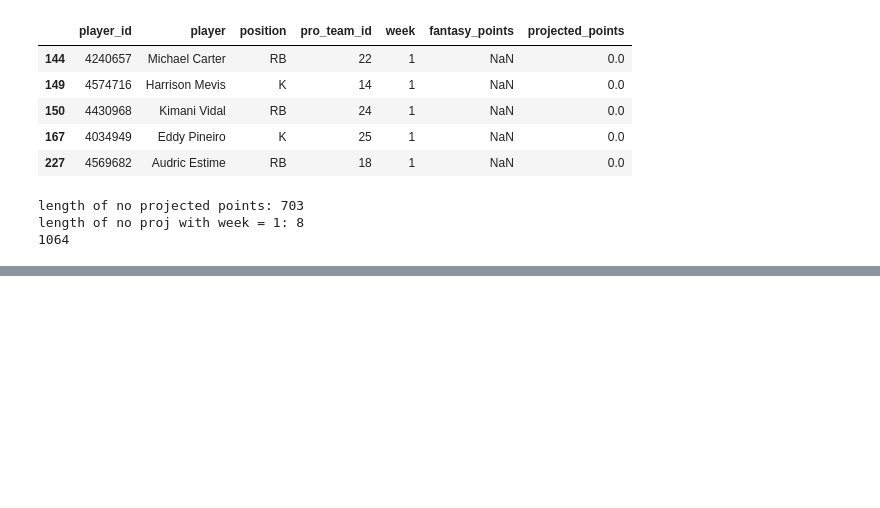
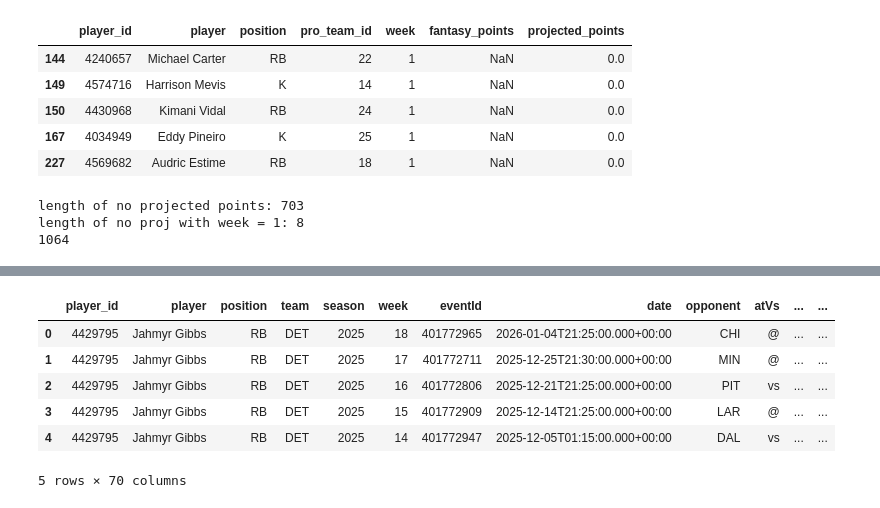
Before and after one commit to trma2416/CSCI_5502_Fantasy_Project, a Jupyter notebook: notebooks/historical.ipynb, the cells around one changed output, grey strips where cells are left out. Cells and saved outputs as stored; diff of their text form; code cells hidden in the pictures; blank space fills up the shorter version.

```diff
--- a/notebooks/historical.ipynb
+++ b/notebooks/historical.ipynb
@@ -127,0 +128,14 @@ We can see that there are actually no rows where there are not fantasy points an
+# %%
+#key columns are columns we merge on
+key_cols = {"player_id","week"}
+
+#find set of columns that overlap excluding key columns
+overlapping_cols = (set(player_logs.columns) & set(weekly_df.columns)) - key_cols
+
+
+#overlapping_cols
+
+#left merge on key columns, drop overlapping columns
+merged_df = pd.merge(player_logs, weekly_df.drop(columns=list(overlapping_cols)), on=list(key_cols), how="left")
+
+merged_df.head()
@@ -127,0 +150,18 @@ We can see that there are actually no rows where there are not fantasy points an
+# %%
+merged_df["team"].nunique()
+merged_df["season_type"].nunique()
+
+if merged_df["season_type"].nunique() == 1:
+    merged_df = merged_df.drop(columns = ["pro_team_id", "season_type"])
+#we have team name and team ID number
+# merged_df.drop(columns = "pro_team_id")
+
+merged_df.head()
+# %% [output]
+|  | player_id | player | position | team | season | week | eventId | date | opponent | atVs | ... | ... |
+| 0 | 4429795 | Jahmyr Gibbs | RB | DET | 2025 | 18 | 401772965 | 2026-01-04T21:25:00.000+00:00 | CHI | @ | ... | ... |
+| 1 | 4429795 | Jahmyr Gibbs | RB | DET | 2025 | 17 | 401772711 | 2025-12-25T21:30:00.000+00:00 | MIN | @ | ... | ... |
+| 2 | 4429795 | Jahmyr Gibbs | RB | DET | 2025 | 16 | 401772806 | 2025-12-21T21:25:00.000+00:00 | PIT | vs | ... | ... |
+| 3 | 4429795 | Jahmyr Gibbs | RB | DET | 2025 | 15 | 401772909 | 2025-12-14T21:25:00.000+00:00 | LAR | @ | ... | ... |
+| 4 | 4429795 | Jahmyr Gibbs | RB | DET | 2025 | 14 | 401772947 | 2025-12-05T01:15:00.000+00:00 | DAL | vs | ... | ... |
+5 rows × 70 columns
```
Also changed, not shown: parts of 6 cells of this notebook.
